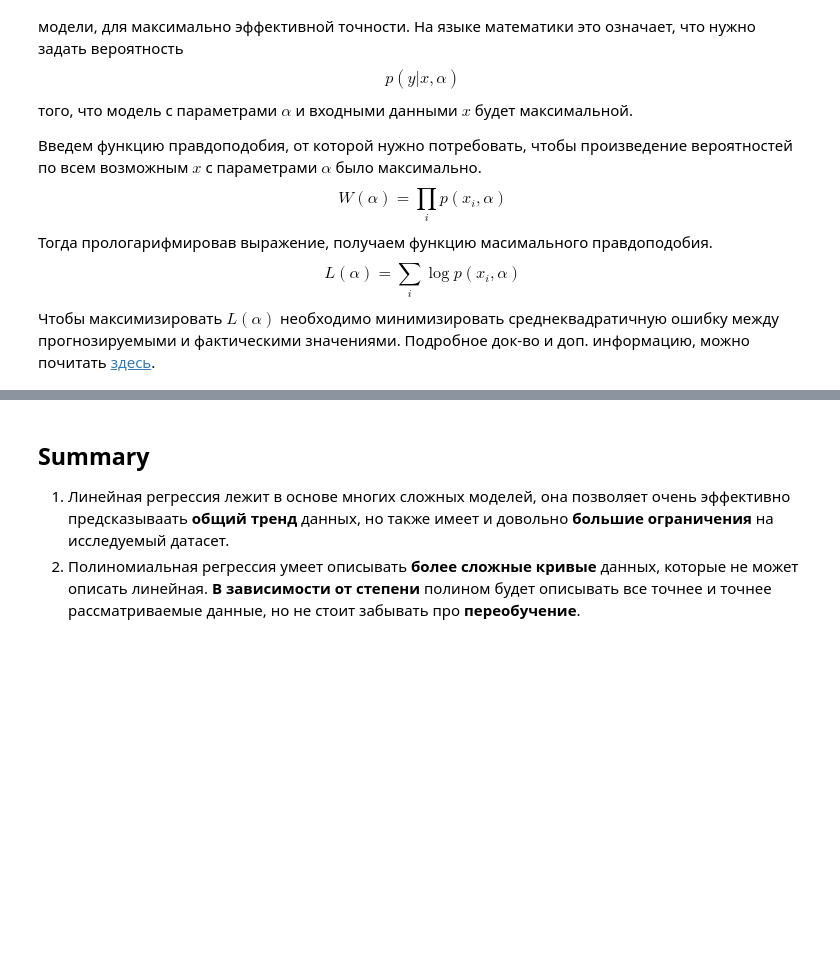
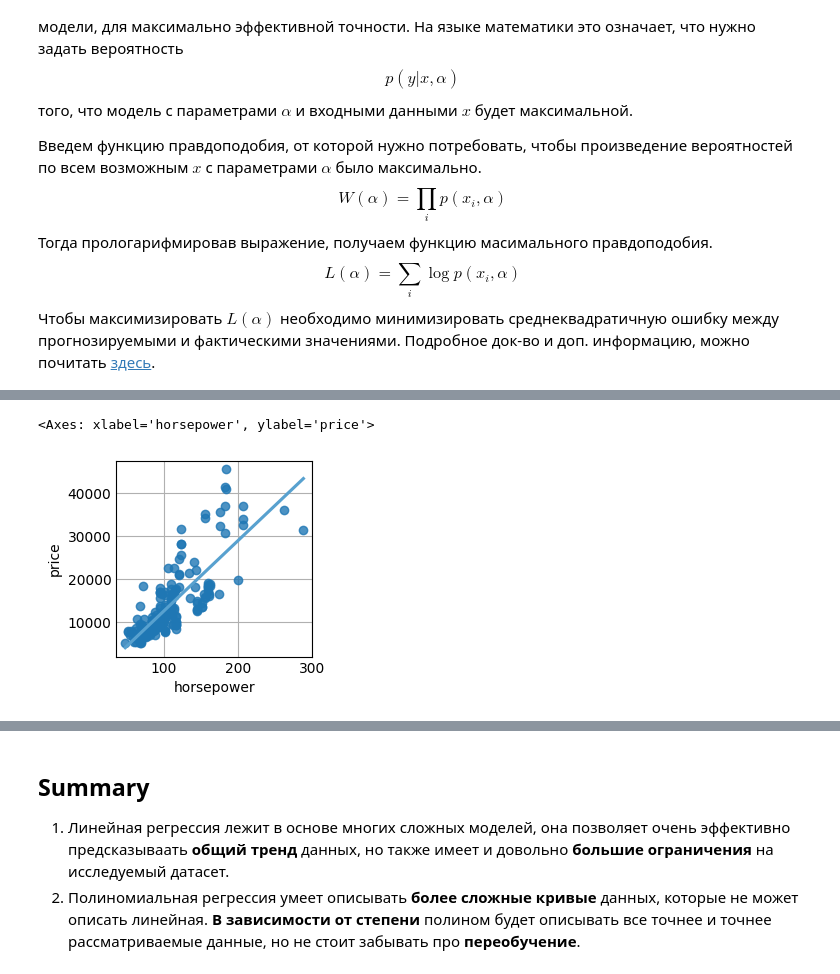
Before and after one commit to dr-Elan/MSU-FSR-ML, a Jupyter notebook: Regression.ipynb, the cells around one changed output, grey strips where cells are left out. Cells and saved outputs as stored; diff of their text form; code cells hidden in the pictures; blank space fills up the shorter version.

```diff
--- a/Regression.ipynb
+++ b/Regression.ipynb
@@ -51,0 +161,3 @@ $$W(\alpha) = \prod\limits_{i}p(x_i, \alpha)$$
+# %%
+data = pd.read_csv('/Users/ruslanpepa/Documents/МГУ/MSU-FSR-ML/CarPrice/CarPrice_Assignment.csv')
+data.head()
@@ -51,0 +219,5 @@ $$W(\alpha) = \prod\limits_{i}p(x_i, \alpha)$$
+# %%
+sns.regplot(data=data, y='price', x='horsepower', ci=None, line_kws={"color": "C1"})
+# %% [output]
+<Axes: xlabel='horsepower', ylabel='price'>
+[figure, added]
```
Also changed, not shown: parts of 39 cells of this notebook, 4 other files.
